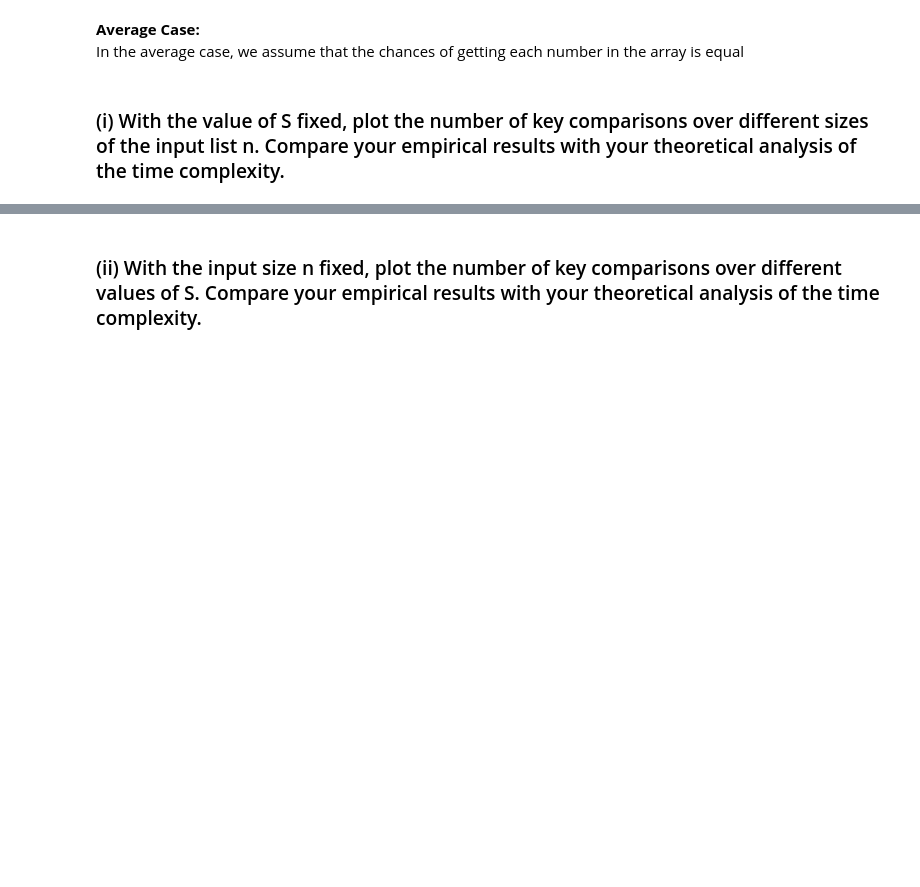
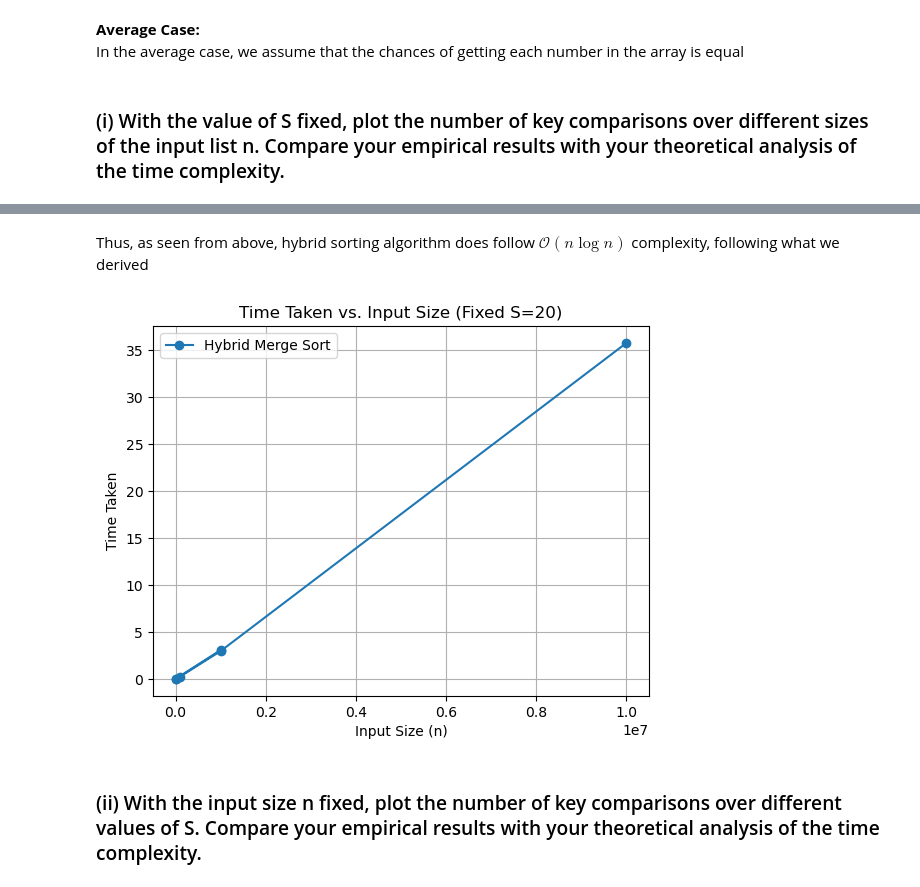
Before and after one commit to xubin0/SC2001-Projects, a Jupyter notebook: Project_1/Python_Implementation_and_Visualisation.ipynb, the cells around one changed output, grey strips where cells are left out. Saved outputs shown, nothing was run; the diff lists cells and outputs as text; code cells hidden in the pictures; blank space fills up the shorter version.

```diff
--- a/Project_1/Python_Implementation_and_Visualisation.ipynb
+++ b/Project_1/Python_Implementation_and_Visualisation.ipynb
@@ -159,3 +203,16 @@ plt.show()
+# %% [markdown]
+Thus, as seen from above, hybrid sorting algorithm does follow $\mathcal{O}(n \log n)$ complexity, following what we derived
+# %%
+# Plot 2: Time Taken vs. Input Size (Fixed S)
+plt.plot(df_fixed_S["n"], df_fixed_S["time_taken"], marker='o', linestyle='-', label="Hybrid Merge Sort")
+plt.xlabel("Input Size (n)")
+plt.ylabel("Time Taken")
+plt.title("Time Taken vs. Input Size (Fixed S=20)")
+plt.legend()
+plt.grid(True)
+plt.show()
+# %% [output]
+[figure, added]
 # %% [markdown]
 ### (ii) With the input size n fixed, plot the number of key comparisons over different values of S. Compare your empirical results with your theoretical analysis of the time complexity.
 # %%
```
Also changed, not shown: parts of 27 cells of this notebook.
